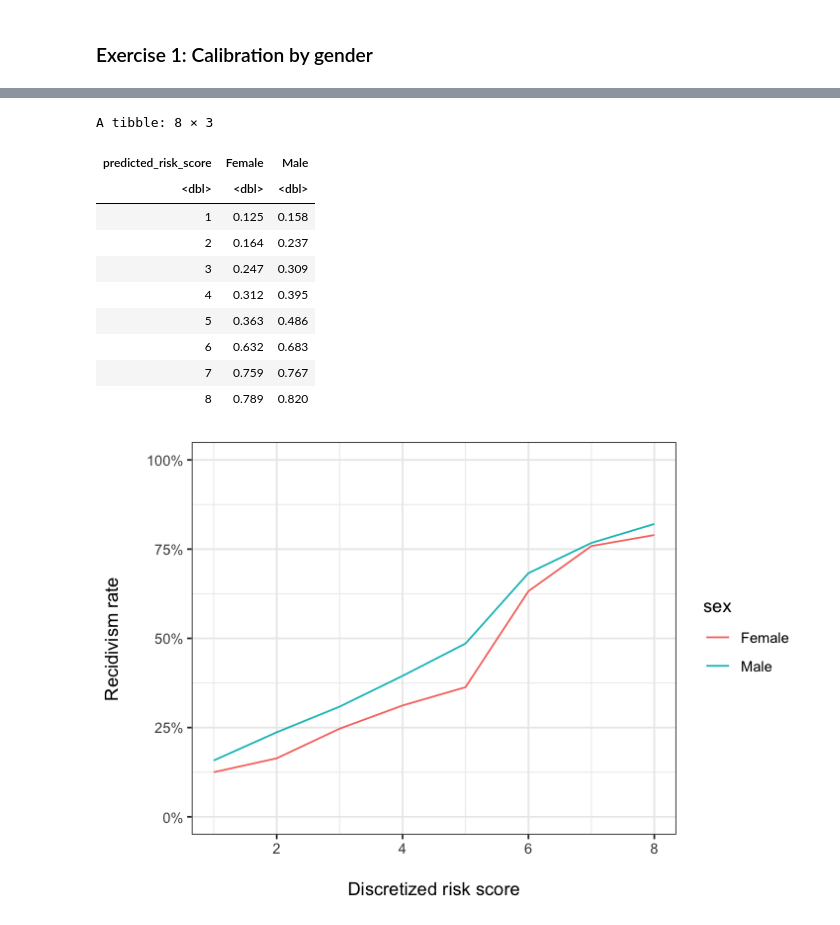
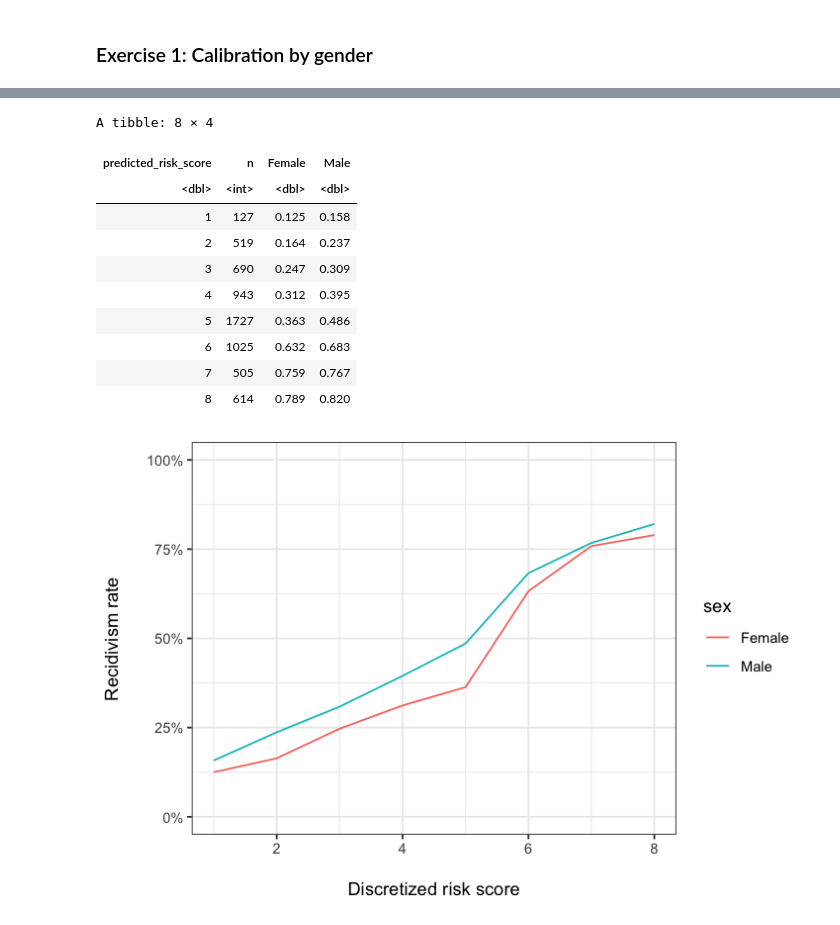
Before and after one commit to stanford-policylab/law-order-algo, a Jupyter notebook: notebooks/week-8-fairness_2-answers.ipynb, the cells around one changed output, grey strips where cells are left out. Drawn from its saved outputs; the diff is of its cells as text; code cells hidden in the pictures.

```diff
--- a/notebooks/week-8-fairness_2-answers.ipynb
+++ b/notebooks/week-8-fairness_2-answers.ipynb
@@ -53,30 +62,39 @@ A tibble: 6 × 12
 # %%
 # Calculate discretized risk score
 # group people with risk score equal or gretaer than 8
 
 calibration_by_gender <- compas_df %>%
 # WRITE CODE HERE
 # START solution
     mutate(predicted_risk_score = ifelse(predicted_risk_score >= 8, 8, predicted_risk_score)) %>%
     group_by(sex, predicted_risk_score) %>%
-    summarize(recidivism_rate = mean(is_recid))
+    summarize(
+        recidivism_rate = mean(is_recid),
+        n = n()
+    )
 # END solution
 
 # Put the recidivism rates of different races side by side
 calibration_by_gender %>%
-    spread(sex, recidivism_rate)
+    spread(sex, recidivism_rate) %>%
+    group_by(predicted_risk_score) %>%
+    summarize(
+        n = sum(n),
+        Female = first(na.omit(Female)),
+        Male = first(na.omit(Male))
+    )
 # %% [output]
-A tibble: 8 × 3
+A tibble: 8 × 4
-| predicted_risk_score | Female | Male |
-| <dbl> | <dbl> | <dbl> |
-| 1 | 0.125 | 0.158 |
-| 2 | 0.164 | 0.237 |
-| 3 | 0.247 | 0.309 |
-| 4 | 0.312 | 0.395 |
-| 5 | 0.363 | 0.486 |
-| 6 | 0.632 | 0.683 |
-| 7 | 0.759 | 0.767 |
-| 8 | 0.789 | 0.820 |
+| predicted_risk_score | n | Female | Male |
+| <dbl> | <int> | <dbl> | <dbl> |
+| 1 | 127 | 0.125 | 0.158 |
+| 2 | 519 | 0.164 | 0.237 |
+| 3 | 690 | 0.247 | 0.309 |
+| 4 | 943 | 0.312 | 0.395 |
+| 5 | 1727 | 0.363 | 0.486 |
+| 6 | 1025 | 0.632 | 0.683 |
+| 7 | 505 | 0.759 | 0.767 |
+| 8 | 614 | 0.789 | 0.820 |
 # %%
 # Calibration plot
 ggplot(calibration_by_gender,
```
Also changed, not shown: parts of 15 cells of this notebook.
